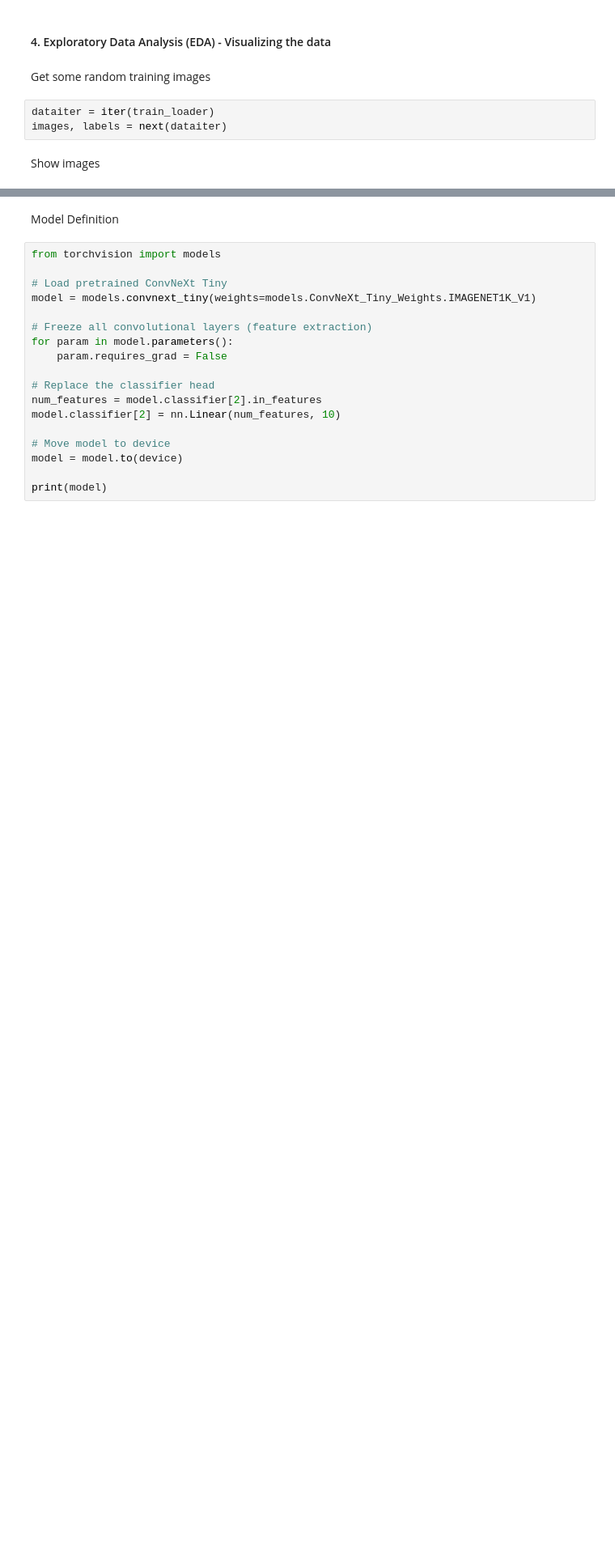
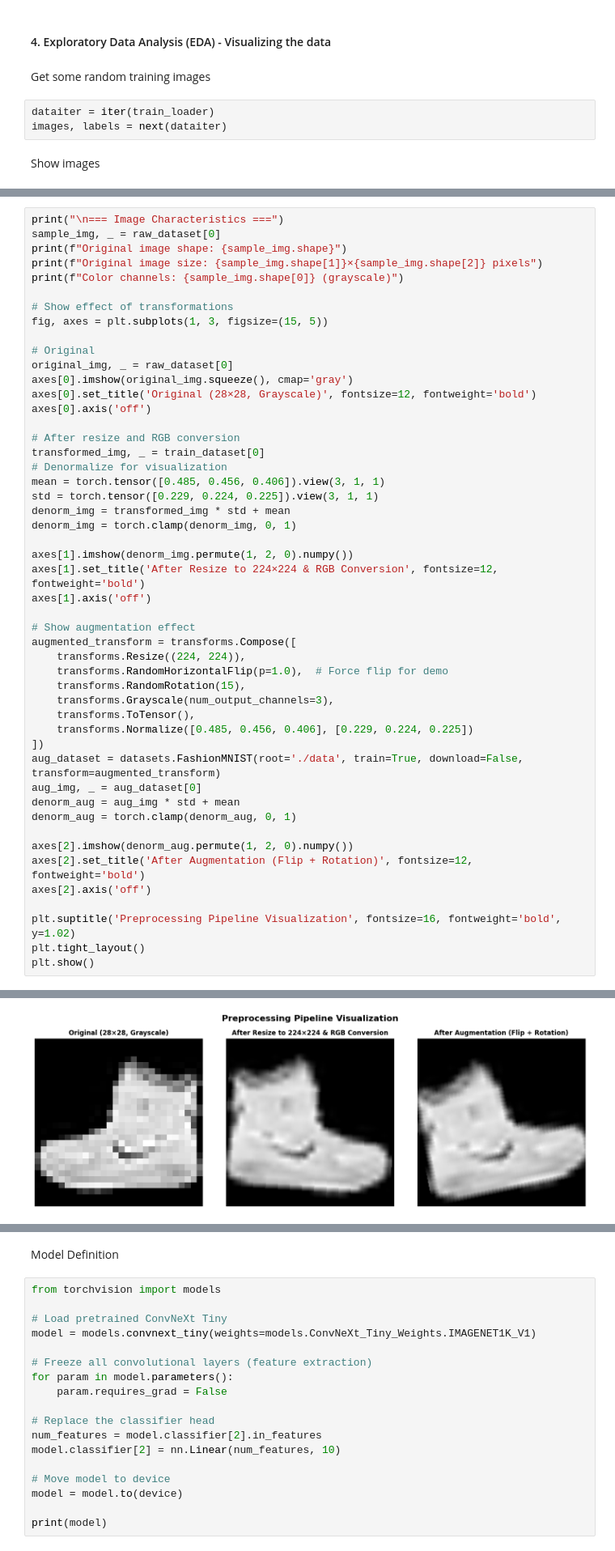
Before and after one commit to filipzekovich/Deep-Learning-Model, a Jupyter notebook: DL_Project_Notebook.ipynb, the cells around one changed output, grey strips where cells are left out. Shown at 81% size. Drawn from its saved outputs; the diff is of its cells as text; blank space fills up the shorter version.

```diff
--- a/DL_Project_Notebook.ipynb
+++ b/DL_Project_Notebook.ipynb
@@ -112,0 +229,50 @@ GroundTruth:  Sandal Coat Trouser T-shirt/top
+# %%
+print("\n=== Image Characteristics ===")
+sample_img, _ = raw_dataset[0]
+print(f"Original image shape: {sample_img.shape}")
+print(f"Original image size: {sample_img.shape[1]}×{sample_img.shape[2]} pixels")
+print(f"Color channels: {sample_img.shape[0]} (grayscale)")
+
+# Show effect of transformations
+fig, axes = plt.subplots(1, 3, figsize=(15, 5))
+
+# Original
+original_img, _ = raw_dataset[0]
+axes[0].imshow(original_img.squeeze(), cmap='gray')
+axes[0].set_title('Original (28×28, Grayscale)', fontsize=12, fontweight='bold')
+axes[0].axis('off')
+
+# After resize and RGB conversion
+transformed_img, _ = train_dataset[0]
+# Denormalize for visualization
+mean = torch.tensor([0.485, 0.456, 0.406]).view(3, 1, 1)
+std = torch.tensor([0.229, 0.224, 0.225]).view(3, 1, 1)
+denorm_img = transformed_img * std + mean
+denorm_img = torch.clamp(denorm_img, 0, 1)
+
+axes[1].imshow(denorm_img.permute(1, 2, 0).numpy())
+axes[1].set_title('After Resize to 224×224 & RGB Conversion', fontsize=12, fontweight='bold')
+axes[1].axis('off')
+
+# Show augmentation effect
+augmented_transform = transforms.Compose([
+    transforms.Resize((224, 224)),
+    transforms.RandomHorizontalFlip(p=1.0),  # Force flip for demo
+    transforms.RandomRotation(15),
+    transforms.Grayscale(num_output_channels=3),
+    transforms.ToTensor(),
+    transforms.Normalize([0.485, 0.456, 0.406], [0.229, 0.224, 0.225])
+])
+aug_dataset = datasets.FashionMNIST(root='./data', train=True, download=False, transform=augmented_transform)
+aug_img, _ = aug_dataset[0]
+denorm_aug = aug_img * std + mean
+denorm_aug = torch.clamp(denorm_aug, 0, 1)
+
+axes[2].imshow(denorm_aug.permute(1, 2, 0).numpy())
+axes[2].set_title('After Augmentation (Flip + Rotation)', fontsize=12, fontweight='bold')
+axes[2].axis('off')
+
+plt.suptitle('Preprocessing Pipeline Visualization', fontsize=16, fontweight='bold', y=1.02)
+plt.tight_layout()
+plt.show()
+# %% [output]
@@ -112,0 +283 @@ GroundTruth:  Sandal Coat Trouser T-shirt/top
+[figure, added]
```
Also changed, not shown: parts of 20 cells of this notebook.
